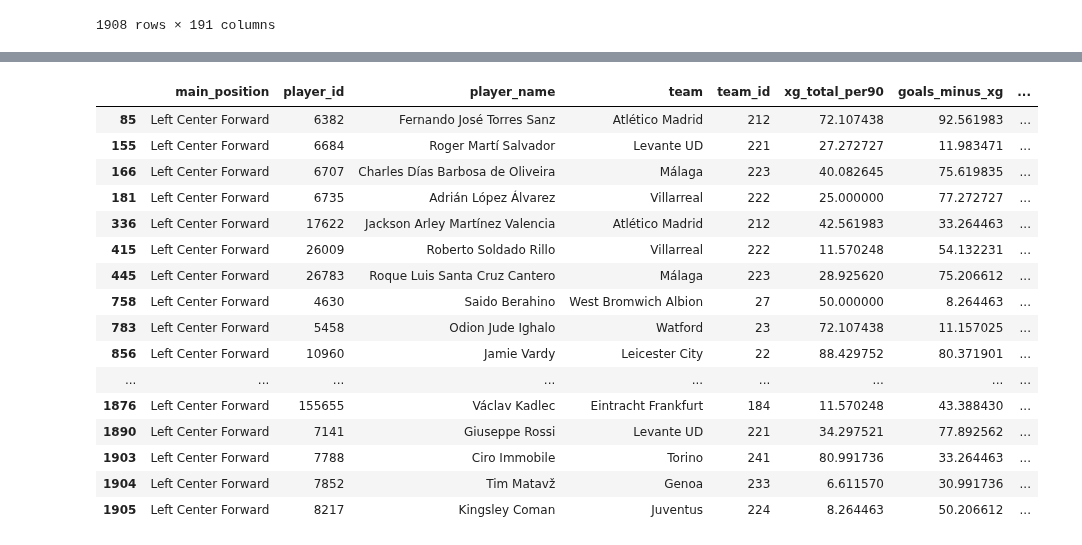
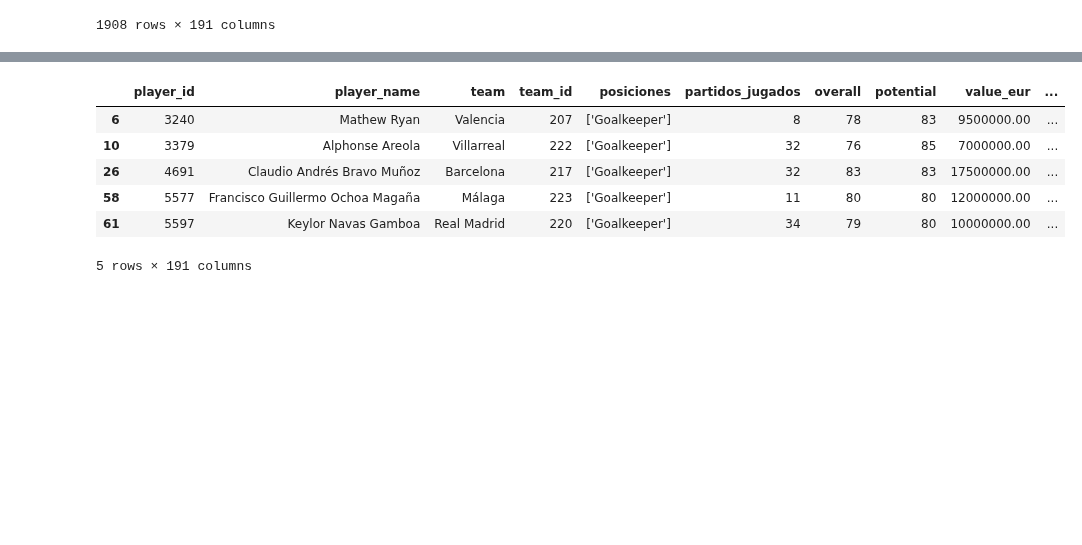
Before and after one commit to Germiprogramer/TFG-Agente-de-Scouting, a Jupyter notebook: normalizacion.ipynb, the cells around one changed output, grey strips where cells are left out. Drawn from its saved outputs; the diff is of its cells as text; code cells hidden in the pictures; blank space fills up the shorter version.

```diff
--- a/normalizacion.ipynb
+++ b/normalizacion.ipynb
@@ -329,9 +317,9 @@ estadisticas_posiciones = {
     "offensive_midfield": ["goal_assists_per90", "key_passes_per90", "progressive_passes_per90",
                            "shots_total_per90", "xg_total_per90", "dribbles_completed_per90", "goals_scored_per90", "dribble_success_rate"],
     "winger": ["dribbles_completed_per90", "dribble_success_rate", "crosses_completed_per90", "key_passes_per90",
-               "goal_assists_per90", "progressive_carries_per90", "goals_scored_per90", "goals_minus_xg_per90", "progressive_carries_rate"],
-    "striker": ["xg_total_per90", "goals_minus_xg", "goals_scored_per90", "shot_accuracy", "progressive_carries_per90", "chances_created_per90", "dribble_success_rate", "dribbles_completed",
-                "goal_assists_per90", "penalties_won_per90", "key_passes_per90", "progressive_carries_rate", "headed_shot_duel_rate"]
+               "goal_assists_per90", "progressive_carries_per90", "goals_scored_per90", "goals_minus_xg_per90"],
+    "striker": ["xg_total_per90", "shot_accuracy",
+                "goal_assists_per90", "penalties_won_per90", "key_passes_per90"]
 }
 
 # Diccionario de etiquetas por posición
@@ -342,8 +330,8 @@ etiquetas_posiciones = {
     "defensive_midfield": ['Right Defensive Midfield', 'Center Defensive Midfield', 'Left Defensive Midfield'],
     "center_midfield": ['Right Center Midfield', 'Center Midfield', 'Left Center Midfield'],
     "offensive_midfield": ['Left Attacking Midfield', 'Center Attacking Midfield', 'Right Attacking Midfield'],
-    "winger": ['Left Wing', 'Left Midfield', 'Right Wing', 'Right Midfield'],
-    "striker": ['Left Center Forward', 'Right Center Forward','Center Forward']
+    "winger": ['Left Center Forward', 'Right Center Forward', 'Left Wing', 'Left Midfield', 'Right Wing', 'Right Midfield'],
+    "striker": ['Striker', 'Secondary Striker']
 }
 
 # Variables que quieres conservar tal cual
@@ -401,23 +389,13 @@ df_delanteros_percentiles = normalizar_metricas_percentiles(jugadores_total, est
 # %%
-df_delanteros_percentiles[df_delanteros_percentiles["main_position"] == "Left Center Forward"]
+df_porteros_percentiles.head(5)
 # %% [output]
-|  | main_position | player_id | player_name | team | team_id | xg_total_per90 | goals_minus_xg | ... |
-| 85 | Left Center Forward | 6382 | Fernando José Torres Sanz | Atlético Madrid | 212 | 72.107438 | 92.561983 | ... |
-| 155 | Left Center Forward | 6684 | Roger Martí Salvador | Levante UD | 221 | 27.272727 | 11.983471 | ... |
-| 166 | Left Center Forward | 6707 | Charles Días Barbosa de Oliveira | Málaga | 223 | 40.082645 | 75.619835 | ... |
-| 181 | Left Center Forward | 6735 | Adrián López Álvarez | Villarreal | 222 | 25.000000 | 77.272727 | ... |
-| 336 | Left Center Forward | 17622 | Jackson Arley Martínez Valencia | Atlético Madrid | 212 | 42.561983 | 33.264463 | ... |
-| 415 | Left Center Forward | 26009 | Roberto Soldado Rillo | Villarreal | 222 | 11.570248 | 54.132231 | ... |
-| 445 | Left Center Forward | 26783 | Roque Luis Santa Cruz Cantero | Málaga | 223 | 28.925620 | 75.206612 | ... |
-| 758 | Left Center Forward | 4630 | Saido Berahino | West Bromwich Albion | 27 | 50.000000 | 8.264463 | ... |
-| 783 | Left Center Forward | 5458 | Odion Jude Ighalo | Watford | 23 | 72.107438 | 11.157025 | ... |
-| 856 | Left Center Forward | 10960 | Jamie Vardy | Leicester City | 22 | 88.429752 | 80.371901 | ... |
-| ... | ... | ... | ... | ... | ... | ... | ... | ... |
-| 1876 | Left Center Forward | 155655 | Václav Kadlec | Eintracht Frankfurt | 184 | 11.570248 | 43.388430 | ... |
-| 1890 | Left Center Forward | 7141 | Giuseppe Rossi | Levante UD | 221 | 34.297521 | 77.892562 | ... |
-| 1903 | Left Center Forward | 7788 | Ciro Immobile | Torino | 241 | 80.991736 | 33.264463 | ... |
-| 1904 | Left Center Forward | 7852 | Tim Matavž | Genoa | 233 | 6.611570 | 30.991736 | ... |
-| 1905 | Left Center Forward | 8217 | Kingsley Coman | Juventus | 224 | 8.264463 | 50.206612 | ... |
+|  | player_id | player_name | team | team_id | posiciones | partidos_jugados | overall | potential | value_eur | ... |
+| 6 | 3240 | Mathew Ryan | Valencia | 207 | ['Goalkeeper'] | 8 | 78 | 83 | 9500000.00 | ... |
+| 10 | 3379 | Alphonse Areola | Villarreal | 222 | ['Goalkeeper'] | 32 | 76 | 85 | 7000000.00 | ... |
+| 26 | 4691 | Claudio Andrés Bravo Muñoz | Barcelona | 217 | ['Goalkeeper'] | 32 | 83 | 83 | 17500000.00 | ... |
+| 58 | 5577 | Francisco Guillermo Ochoa Magaña | Málaga | 223 | ['Goalkeeper'] | 11 | 80 | 80 | 12000000.00 | ... |
+| 61 | 5597 | Keylor Navas Gamboa | Real Madrid | 220 | ['Goalkeeper'] | 34 | 79 | 80 | 10000000.00 | ... |
+5 rows × 191 columns
 # %%
 def normalizar_metricas_minmax(df, metricas, variables_extra, posiciones_filtrar=None):
     """
```
Also changed, not shown: parts of 3 cells of this notebook, 1 other file.
